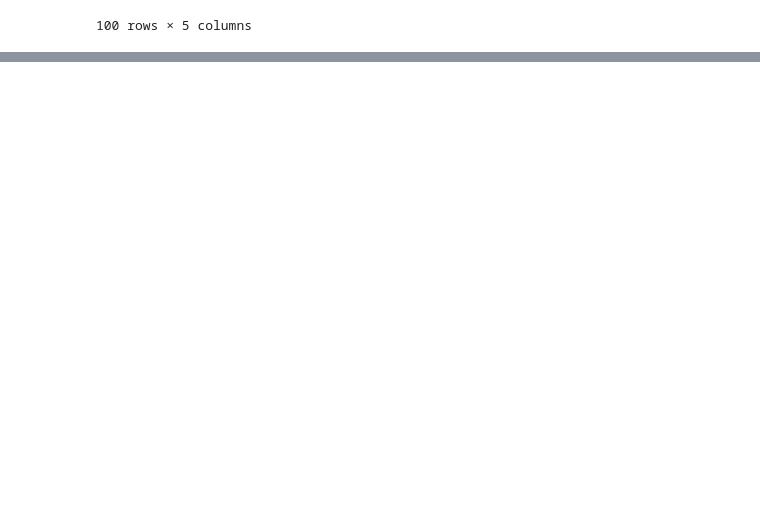
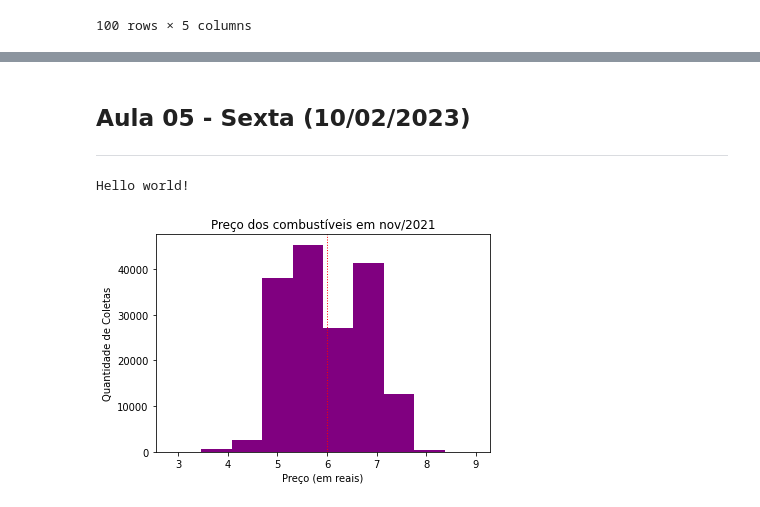
Before and after one commit to amandaamiroski/CursoextensaoPythonePandas, a Jupyter notebook: Aula_extensão_Python_e_Pandas.ipynb, the cells around one changed output, grey strips where cells are left out. Cells and saved outputs as stored; diff of their text form; code cells hidden in the pictures; blank space fills up the shorter version.

```diff
--- a/Aula_extensão_Python_e_Pandas.ipynb
+++ b/Aula_extensão_Python_e_Pandas.ipynb
@@ -546,0 +570,28 @@ merge_df['PostosPorHabitante'] = merge_df['Numero de Postos'] / merge_df['NumHab
+# %% [markdown]
+## **Aula 05 - Sexta (10/02/2023)**
+
+
+
+
+---
+# %%
+print('Hello world!')
+# %% [output]
+Hello world!
+# %%
+#Para poder começar a criar gráficos é necessário ter esta biblioteca matplotlib
+#o .pyplot é uma parte de dentro da biblioteca, ou seja, não foi baixada a biblioteca inteira
+import matplotlib.pyplot as plt
+
+plt.hist(combustiveis_df['Valor de Venda'], color='purple')
+plt.title("Preço dos combustíveis em nov/2021")
+plt.xlabel("Preço (em reais)")
+plt.ylabel("Quantidade de Coletas")
+
+#Para traçar uma linha com o preço médio
+plt.axvline(combustiveis_df['Valor de Venda'].mean(), color='red', linestyle=':', linewidth=1)
+# linewidth serve para determinar o tamanho da linha
+#Para plotar o gráfico, .show é para mostrar o gráfico, algo que no colab não muda muito mas que se fizer em outro lugar muda muito.
+plt.show()
+# %% [output]
+[figure, added]
```
Also changed, not shown: parts of 9 cells of this notebook.
